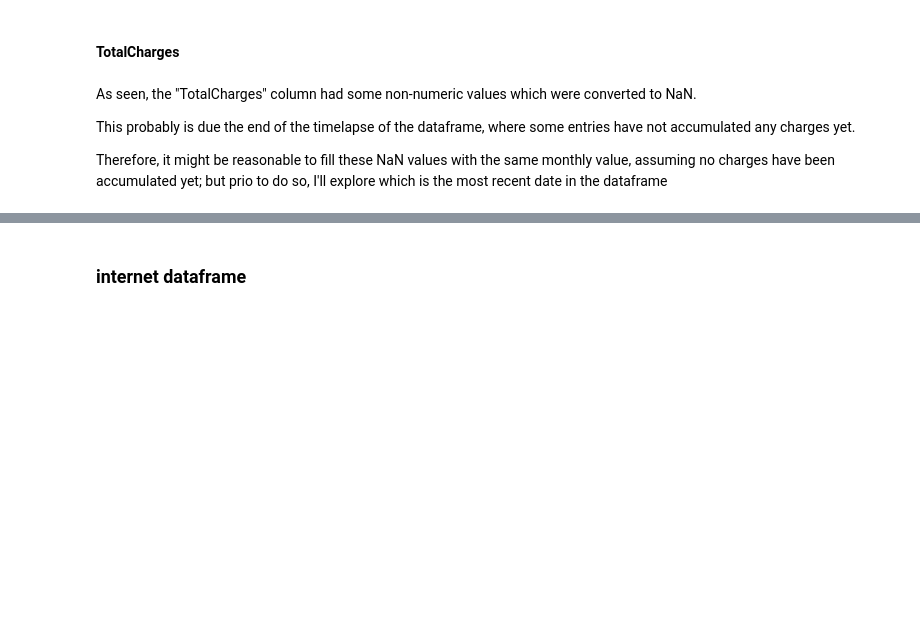
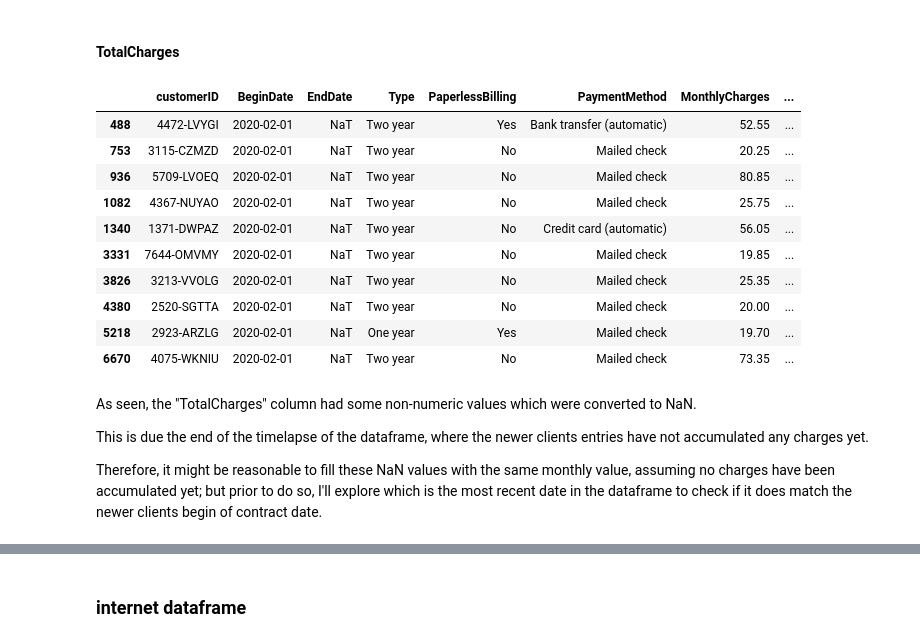
Before and after one commit to Fernandojbf123/clients_churn_analysis, a Jupyter notebook: main.ipynb, the cells around one changed output, grey strips where cells are left out. Saved outputs shown, nothing was run; the diff lists cells and outputs as text; code cells hidden in the pictures; blank space fills up the shorter version.

```diff
--- a/main.ipynb
+++ b/main.ipynb
@@ -115,10 +188,24 @@ df_contract["TotalCharges"] = pd.to_numeric(df_contract["TotalCharges"], errors=
 # check if there are nulls
 df_contract[df_contract["TotalCharges"].isna()]
 idx = df_contract[df_contract["TotalCharges"].isna()].index
+# %%
+df_contract.iloc[idx].head(10)
+# %% [output]
+|  | customerID | BeginDate | EndDate | Type | PaperlessBilling | PaymentMethod | MonthlyCharges | ... |
+| 488 | 4472-LVYGI | 2020-02-01 | NaT | Two year | Yes | Bank transfer (automatic) | 52.55 | ... |
+| 753 | 3115-CZMZD | 2020-02-01 | NaT | Two year | No | Mailed check | 20.25 | ... |
+| 936 | 5709-LVOEQ | 2020-02-01 | NaT | Two year | No | Mailed check | 80.85 | ... |
+| 1082 | 4367-NUYAO | 2020-02-01 | NaT | Two year | No | Mailed check | 25.75 | ... |
+| 1340 | 1371-DWPAZ | 2020-02-01 | NaT | Two year | No | Credit card (automatic) | 56.05 | ... |
+| 3331 | 7644-OMVMY | 2020-02-01 | NaT | Two year | No | Mailed check | 19.85 | ... |
+| 3826 | 3213-VVOLG | 2020-02-01 | NaT | Two year | No | Mailed check | 25.35 | ... |
+| 4380 | 2520-SGTTA | 2020-02-01 | NaT | Two year | No | Mailed check | 20.00 | ... |
+| 5218 | 2923-ARZLG | 2020-02-01 | NaT | One year | Yes | Mailed check | 19.70 | ... |
+| 6670 | 4075-WKNIU | 2020-02-01 | NaT | Two year | No | Mailed check | 73.35 | ... |
 # %% [markdown]
 As seen, the "TotalCharges" column had some non-numeric values which were converted to NaN.
 
-This probably is due the end of the timelapse of the dataframe, where some entries have not accumulated any charges yet.
+This is due the end of the timelapse of the dataframe, where the newer clients entries have not accumulated any charges yet.
 
-Therefore, it might be reasonable to fill these NaN values with the same monthly value, assuming no charges have been accumulated yet; but prio to do so, I'll explore which is the most recent date in the dataframe
+Therefore, it might be reasonable to fill these NaN values with the same monthly value, assuming no charges have been accumulated yet; but prior to do so, I'll explore which is the most recent date in the dataframe to check if it does match the newer clients begin of contract date.
 # %%
```
Also changed, not shown: parts of 82 cells of this notebook, 6 other files.
